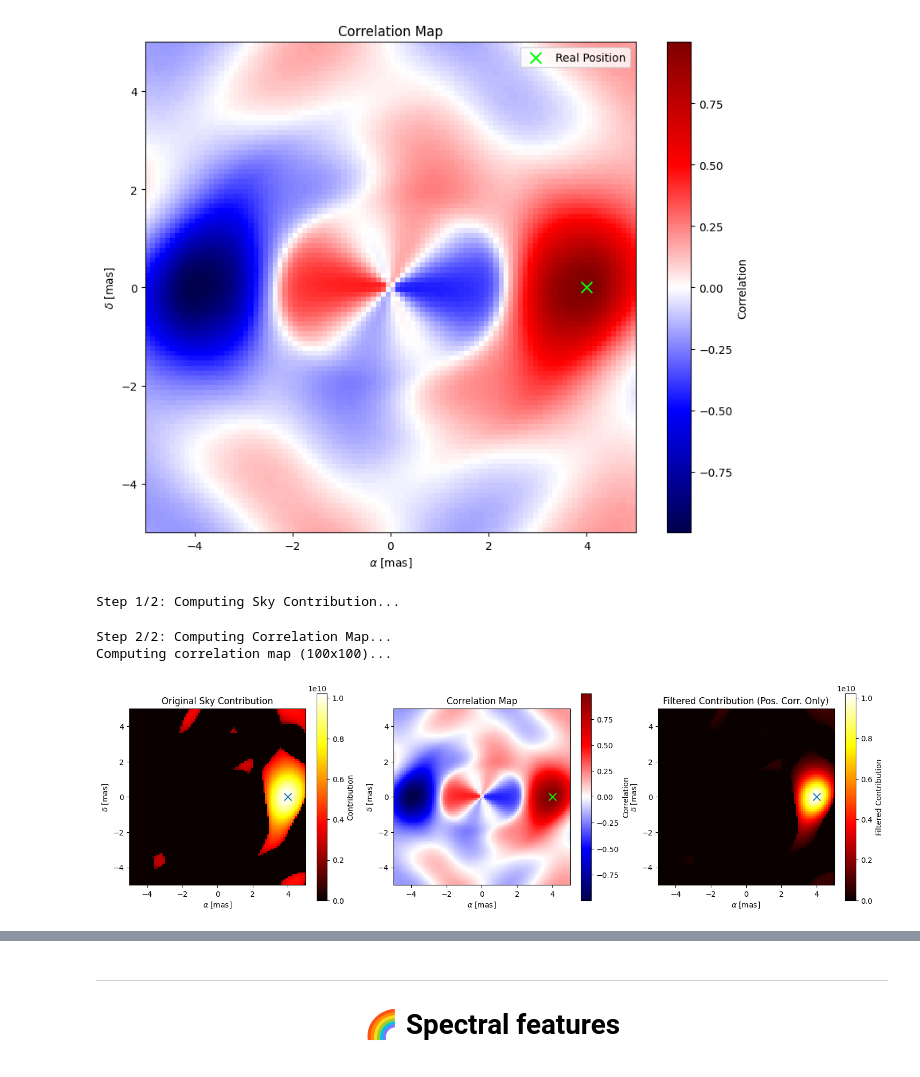
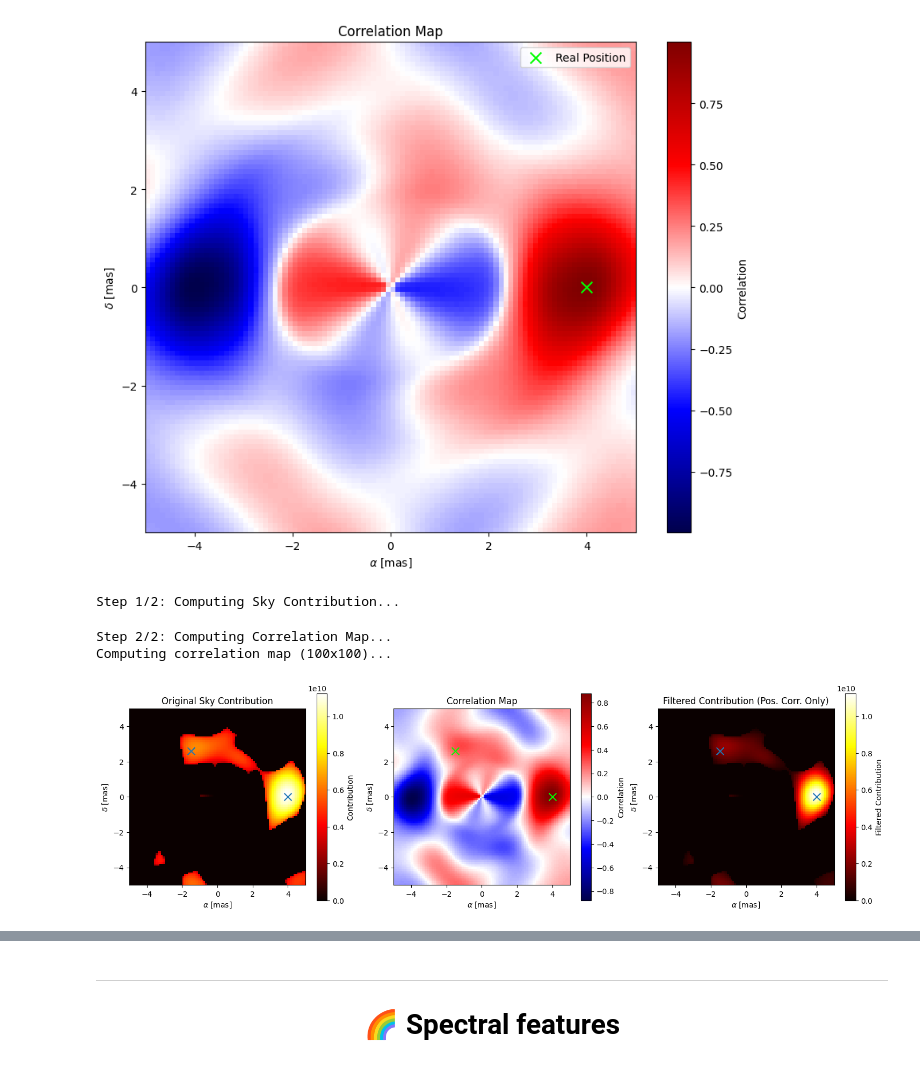
Before and after one commit to VForiel/PhD-Theory, a Jupyter notebook: Thesis.ipynb, the cells around one changed output, grey strips where cells are left out. Cells and saved outputs as stored; diff of their text form; code cells hidden in the pictures.

Commit message:
Image reconstruction tentatives

```diff
--- a/Thesis.ipynb
+++ b/Thesis.ipynb
@@ -1516,32 +1517,39 @@ from phise import Companion
 import astropy.units as u
 import numpy as np
 
 ctx = Context.get_VLTI()
 ctx.Γ = 1 * u.nm
 ctx.Δh = 24 * u.hourangle
+ctx.interferometer.camera.e = 5 * u.min
 ctx.interferometer.λ = 1.55 * u.um
 ctx.interferometer.chip.φ = np.zeros(14) * u.nm
 ctx.interferometer.chip.σ = np.zeros(14) * u.nm
-ctx.interferometer.camera.e = 5 * u.min
 ctx.target.companions[0].c = 1e-2
+ctx.target.companions.append(
+    Companion(
+        c=5e-3,
+        ρ=3*u.mas,
+        θ=120*u.deg,
+    )
+)
 ctx.monochromatic = True
 
 # Generate data for filtered contribution map
 h_range = ctx.get_h_range()
 obs_serie = ctx.observation_serie(n=1)
 obs = obs_serie[0]
 data_kernels = np.array([ctx.interferometer.chip.process_outputs(o) for o in obs]).T
 
 # Plot filtered contribution
 analysis.sky_contribution.plot_filtered_contribution(
     ctx,
     data=data_kernels,
     h_range=h_range,
     resolution=100,
     save_as="generated/thesis/filtered_contribution"
 )
 # %% [output]
 Step 1/2: Computing Sky Contribution...
 Step 2/2: Computing Correlation Map...
 Computing correlation map (100x100)...
-[figure, old version]
+[figure, new version]
```
Also changed, not shown: parts of 5 cells of this notebook, 4 other files.
